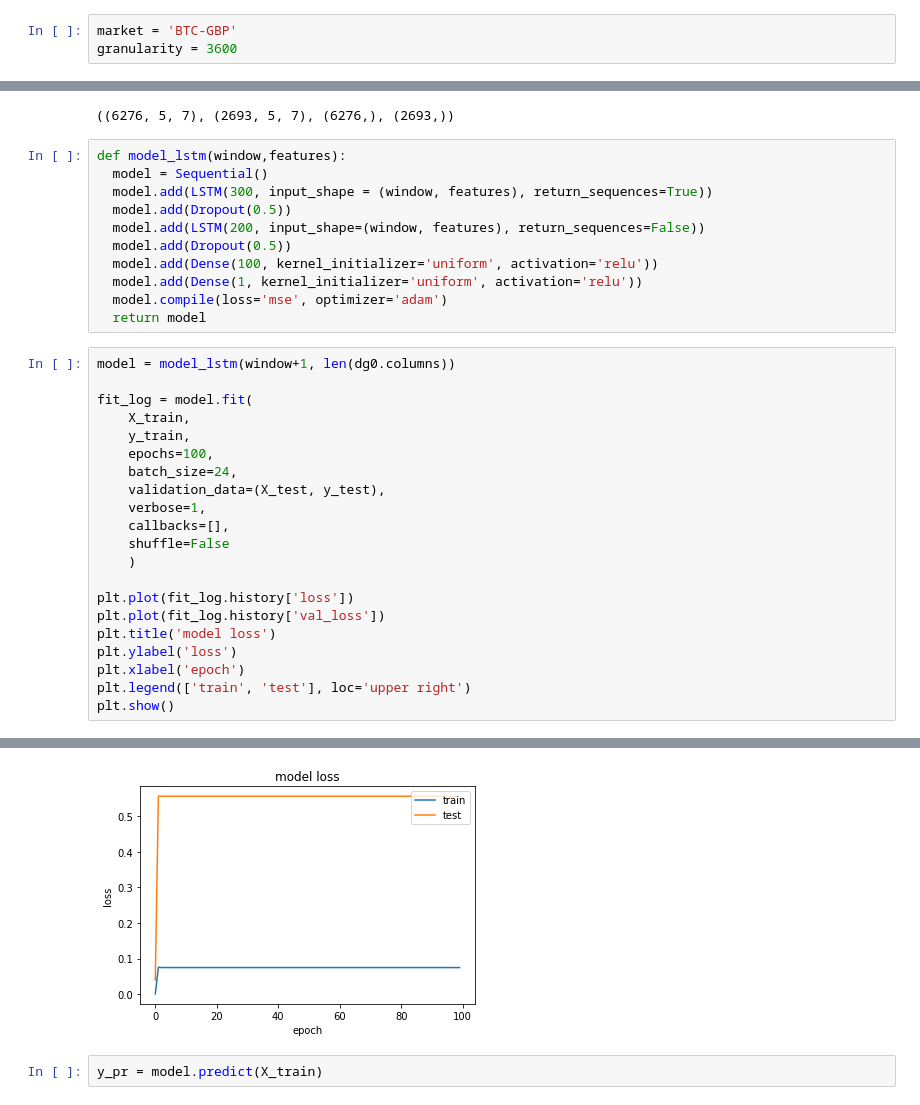
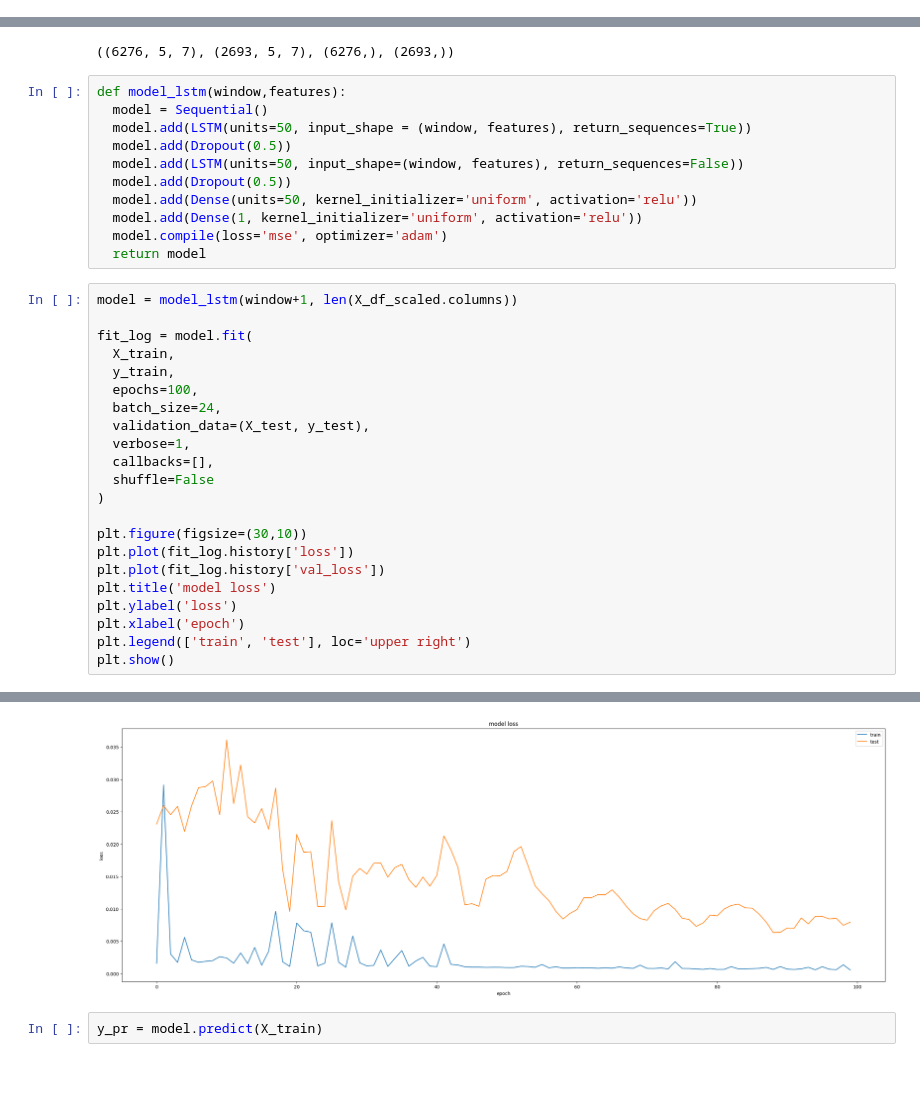
Before and after one commit to whittlem/colabnotebooks, a Jupyter notebook: TradingAI_LSTM_1.ipynb, the cells around one changed output, grey strips where cells are left out. Drawn from its saved outputs; the diff is of its cells as text; blank space fills up the shorter version.

Commit message:
updated TradingAI_LSTM 1 and 2

```diff
--- a/TradingAI_LSTM_1.ipynb
+++ b/TradingAI_LSTM_1.ipynb
@@ -17,9 +14,6 @@ from keras.models import load_model
 from sklearn.preprocessing import MinMaxScaler
 
 plt.style.use('default')
-# %%
-market = 'BTC-GBP'
-granularity = 3600
 # %%
 def getHistoricalData(market: str='BTC-GBP', granularity: int=3600, iso8601start: str='', iso8601end: str='') -> pd.DataFrame:
   if iso8601start != '' and iso8601end == '':
@@ -172,28 +166,29 @@ X_train.shape, X_test.shape, y_train.shape, y_test.shape
 # %%
 def model_lstm(window,features):
   model = Sequential()
-  model.add(LSTM(300, input_shape = (window, features), return_sequences=True))
+  model.add(LSTM(units=50, input_shape = (window, features), return_sequences=True))
   model.add(Dropout(0.5))
-  model.add(LSTM(200, input_shape=(window, features), return_sequences=False))
+  model.add(LSTM(units=50, input_shape=(window, features), return_sequences=False))
   model.add(Dropout(0.5))
-  model.add(Dense(100, kernel_initializer='uniform', activation='relu'))
+  model.add(Dense(units=50, kernel_initializer='uniform', activation='relu'))
   model.add(Dense(1, kernel_initializer='uniform', activation='relu'))
   model.compile(loss='mse', optimizer='adam')
   return model
 # %%
-model = model_lstm(window+1, len(dg0.columns))
+model = model_lstm(window+1, len(X_df_scaled.columns))
 
 fit_log = model.fit(
-    X_train,
-    y_train,
-    epochs=100,
-    batch_size=24,
-    validation_data=(X_test, y_test),
-    verbose=1,
-    callbacks=[],
-    shuffle=False
-    )
+  X_train,
+  y_train,
+  epochs=100,
+  batch_size=24,
+  validation_data=(X_test, y_test),
+  verbose=1,
+  callbacks=[],
+  shuffle=False
+)
 
+plt.figure(figsize=(30,10))
 plt.plot(fit_log.history['loss'])
 plt.plot(fit_log.history['val_loss'])
 plt.title('model loss')
@@ -222,4 +217,4 @@ Epoch 100/100
-[figure, old version]
+[figure, new version]
 # %%
 y_pr = model.predict(X_train)
 # %%
```
Also changed, not shown: parts of 8 cells of this notebook, 1 other file.
